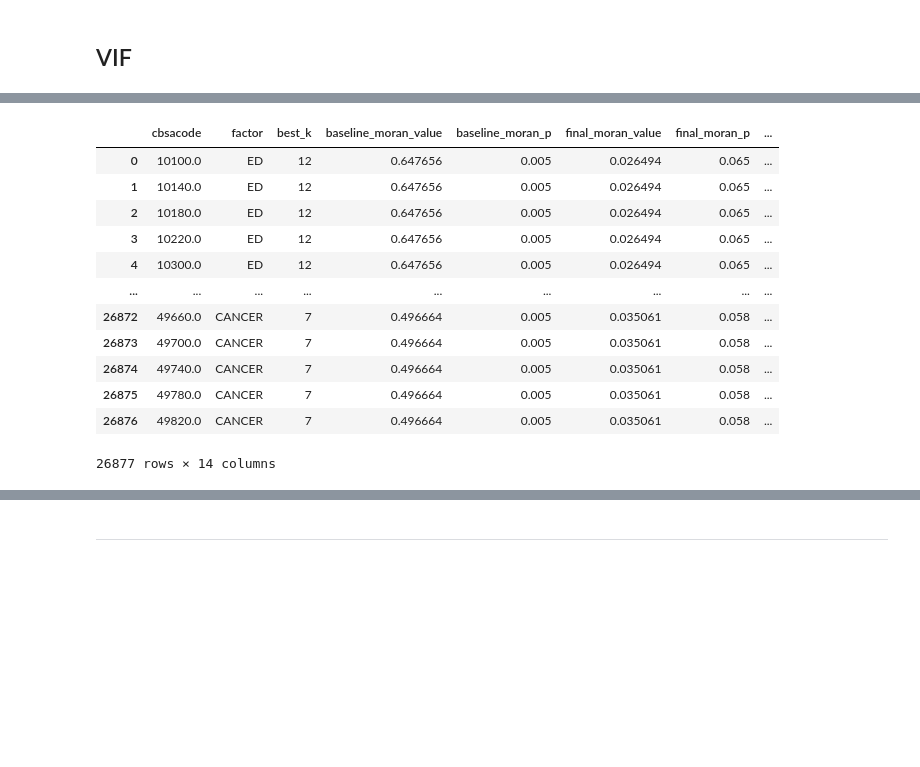
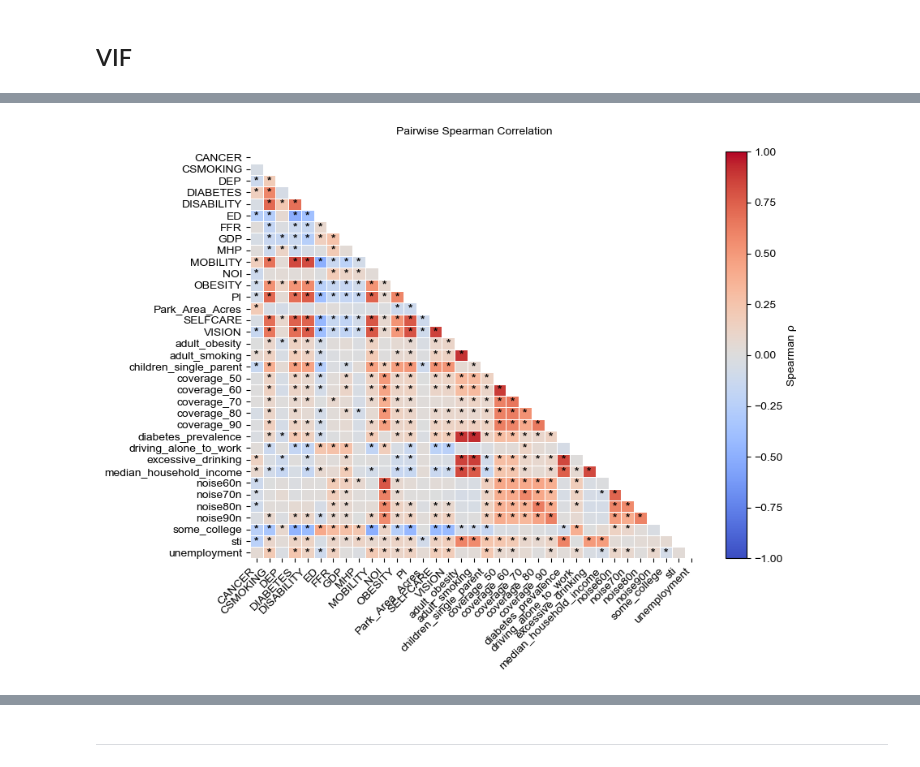
Before and after one commit to ljyyyy120/Captone_depression, a Jupyter notebook: 03_causal/causal0829.ipynb, the cells around one changed output, grey strips where cells are left out. Cells and saved outputs as stored; diff of their text form; code cells hidden in the pictures; blank space fills up the shorter version.

```diff
--- a/03_causal/causal0829.ipynb
+++ b/03_causal/causal0829.ipynb
@@ -462,16 +380,0 @@ array(['ED', 'CSMOKING', 'DEP', 'DIABETES', 'PI', 'OBESITY',
-# %%
-df
-# %% [output]
-|  | cbsacode | factor | best_k | baseline_moran_value | baseline_moran_p | final_moran_value | final_moran_p | ... |
-| 0 | 10100.0 | ED | 12 | 0.647656 | 0.005 | 0.026494 | 0.065 | ... |
-| 1 | 10140.0 | ED | 12 | 0.647656 | 0.005 | 0.026494 | 0.065 | ... |
-| 2 | 10180.0 | ED | 12 | 0.647656 | 0.005 | 0.026494 | 0.065 | ... |
-| 3 | 10220.0 | ED | 12 | 0.647656 | 0.005 | 0.026494 | 0.065 | ... |
-| 4 | 10300.0 | ED | 12 | 0.647656 | 0.005 | 0.026494 | 0.065 | ... |
-| ... | ... | ... | ... | ... | ... | ... | ... | ... |
-| 26872 | 49660.0 | CANCER | 7 | 0.496664 | 0.005 | 0.035061 | 0.058 | ... |
-| 26873 | 49700.0 | CANCER | 7 | 0.496664 | 0.005 | 0.035061 | 0.058 | ... |
-| 26874 | 49740.0 | CANCER | 7 | 0.496664 | 0.005 | 0.035061 | 0.058 | ... |
-| 26875 | 49780.0 | CANCER | 7 | 0.496664 | 0.005 | 0.035061 | 0.058 | ... |
-| 26876 | 49820.0 | CANCER | 7 | 0.496664 | 0.005 | 0.035061 | 0.058 | ... |
-26877 rows × 14 columns
@@ -478,3 +452,11 @@ df
+# %%
+
+sami_wide = df_filter.pivot(index="cbsacode", columns="factor", values="FsAMI")
+
+cols = [c for c in sami_wide.columns if c not in ['cbsacode']]
+corr, pvals = spearman_corr_heatmap(sami_wide, columns=cols,figsize=(9, 7), savepath=None)
+# %% [output]
+[figure, added]
 # %%
 import matplotlib.pyplot as plt
 import seaborn as sns
```
Also changed, not shown: parts of 15 cells of this notebook, 5 other files.
